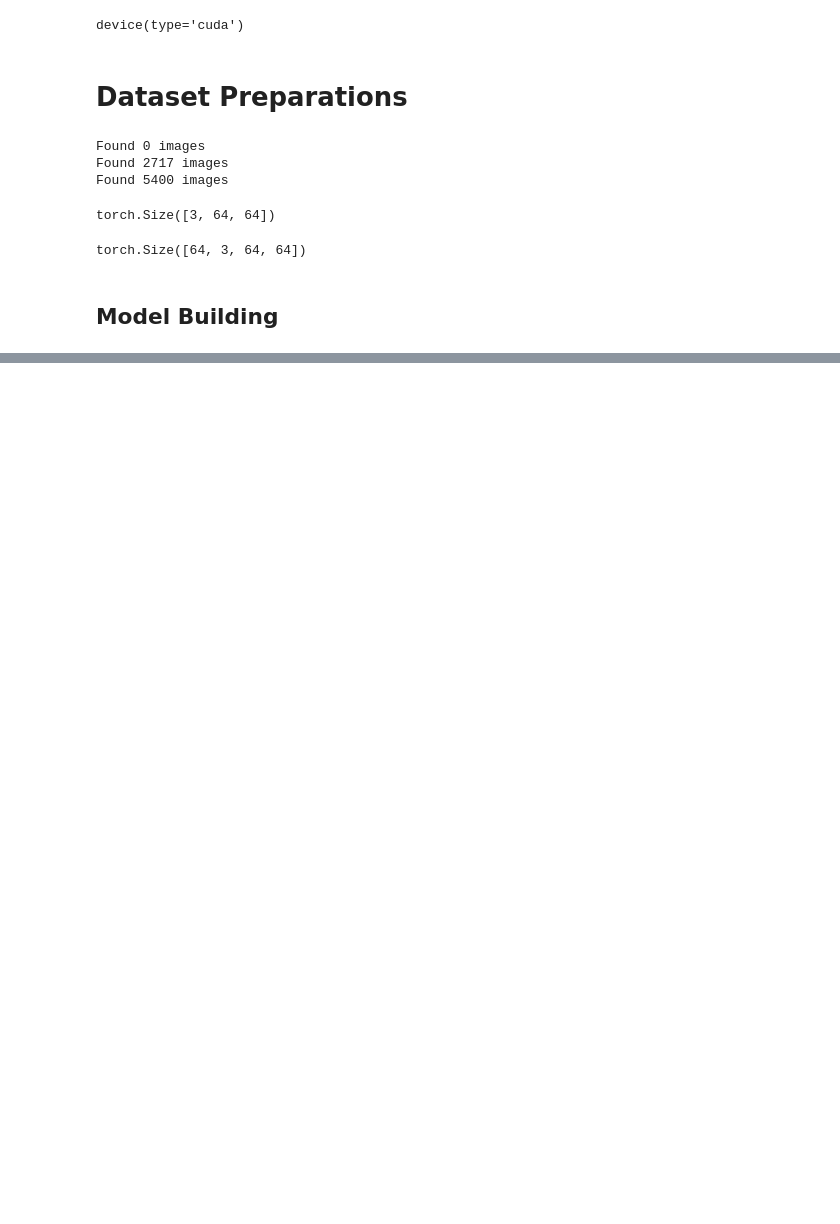
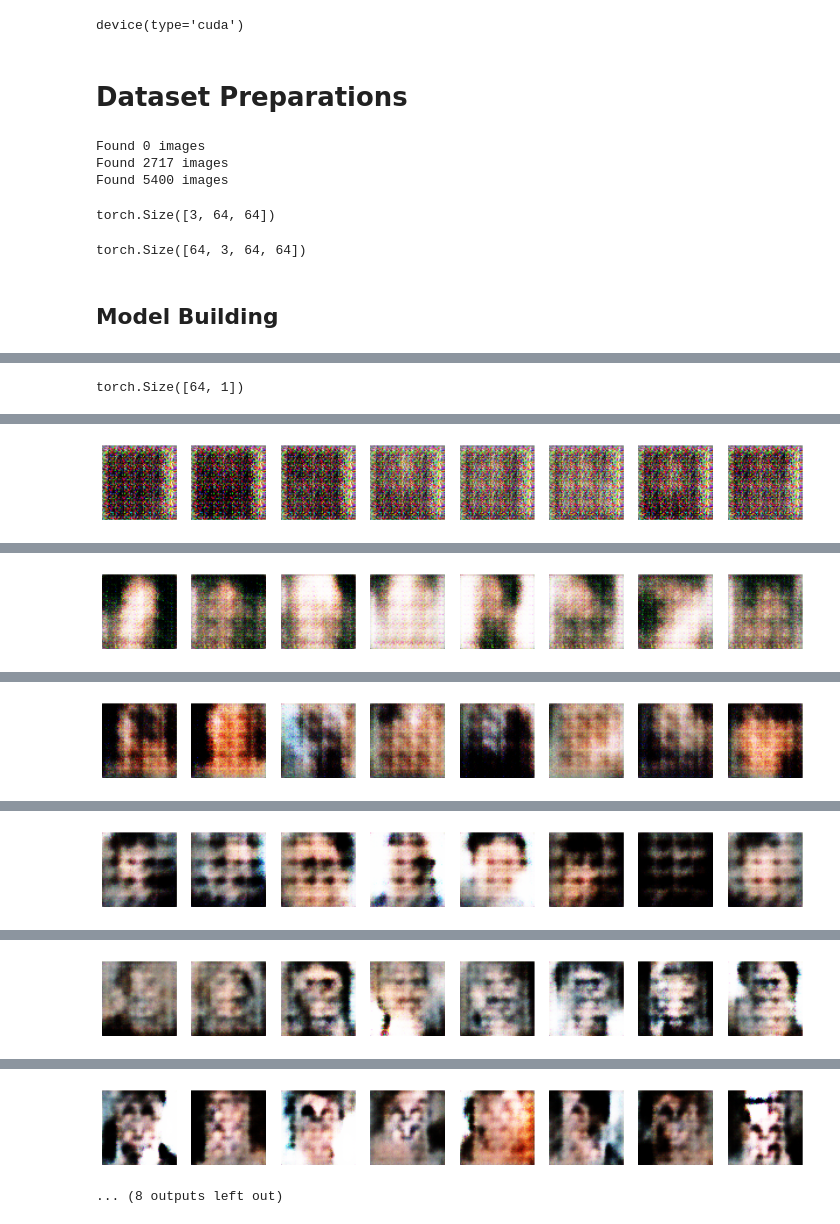
Before and after one commit to uniquesht1/Vanilla-GAN, a Jupyter notebook: notebook/DC-GAN face men female.ipynb, the cells around one changed output, grey strips where cells are left out. Saved outputs shown, nothing was run; the diff lists cells and outputs as text; code cells hidden in the pictures; blank space fills up the shorter version.

Commit message:
dcgan worked with creepy photo as output

```diff
--- a/notebook/DC-GAN face men female.ipynb
+++ b/notebook/DC-GAN face men female.ipynb
@@ -109,0 +189,5 @@ class Discriminator(nn.Module):
+# %%
+def noise(batch_size, device):
+    return torch.randn(batch_size, 100, 1, 1, device=device)
+
+noise(64, device).shape
@@ -109,0 +211,6 @@ class Discriminator(nn.Module):
+# %%
+discriminator = Discriminator().to(device=device)
+generator = Generator().to(device=device)
+criteria = nn.BCELoss()
+d_optimizer = optim.Adam(discriminator.parameters(), lr=0.0002, betas=(0.5,0.999))  # CHANGED
+g_optimizer = optim.Adam(generator.parameters(),     lr=0.0002, betas=(0.5,0.999))  # CHANGED
@@ -109,0 +243,52 @@ class Discriminator(nn.Module):
+# %%
+torch.zeros(64,1).shape
+# %% [output]
+torch.Size([64, 1])
+# %%
+def train_generator(discriminator, criteria, g_optimizer, fake_image, device):
+    g_optimizer.zero_grad()
+    output = discriminator(fake_image)
+    loss = criteria(output, torch.ones(len(output),1).to(device=device))  # generator should generate image that should be classified as 1 so torch.ones
+    loss.backward()
+    g_optimizer.step()
+    return loss
+# %%
+total_gen_loss, total_disc_loss = [], []
+
+# Loop over epochs
+for epoch in range(1, num_epochs + 1):
+    epoch_gen_loss = 0
+    epoch_disc_loss = 0
+
+    # Loop over batches
+    for images in tqdm(faceDataloader, desc=f'Train {epoch} of {num_epochs}'):
+
+        # Prepare real and fake images
+        real_image = images.to(device=device)   # shape: (batch_size, 3, 64, 64)
+
+        fake_image = generator(noise(len(images), device=device))
+        # Train the discriminator
+        disc_loss = train_discriminator(discriminator, criteria, d_optimizer, real_image, fake_image, device)
+
+        # Generate new fake images
+        fake_image = generator(noise(len(images), device=device))
+
+        # Train the generator
+        gen_loss = train_generator(discriminator, criteria, g_optimizer, fake_image, device)
+
+        # Accumulate losses for the epoch
+        epoch_gen_loss += gen_loss.item()
+        epoch_disc_loss += disc_loss.item()
+
+    # Print epoch losses
+    print(f"Epoch {epoch}/{num_epochs}")
+    print(f"Generator Loss: {epoch_gen_loss:.4f}, Discriminator Loss: {epoch_disc_loss:.4f}")
+
+    # Visualize generated samples
+    if epoch %1  == 0:  # Visualize every epoch
+        visualize_samples(generator, device)
+
+    # Store losses for later visualization
+    total_gen_loss.append(epoch_gen_loss)
+    total_disc_loss.append(epoch_disc_loss)
+# %% [output]
@@ -109,0 +297 @@ class Discriminator(nn.Module):
+[figure, added]
@@ -109,0 +300 @@ class Discriminator(nn.Module):
+[figure, added]
@@ -109,0 +303 @@ class Discriminator(nn.Module):
+[figure, added]
@@ -109,0 +306 @@ class Discriminator(nn.Module):
+[figure, added]
@@ -109,0 +309 @@ class Discriminator(nn.Module):
+[figure, added]
@@ -109,0 +312,2 @@ class Discriminator(nn.Module):
+[figure, added]
+... (8 outputs left out)
```
Also changed, not shown: parts of 19 cells of this notebook, 6 other files.
